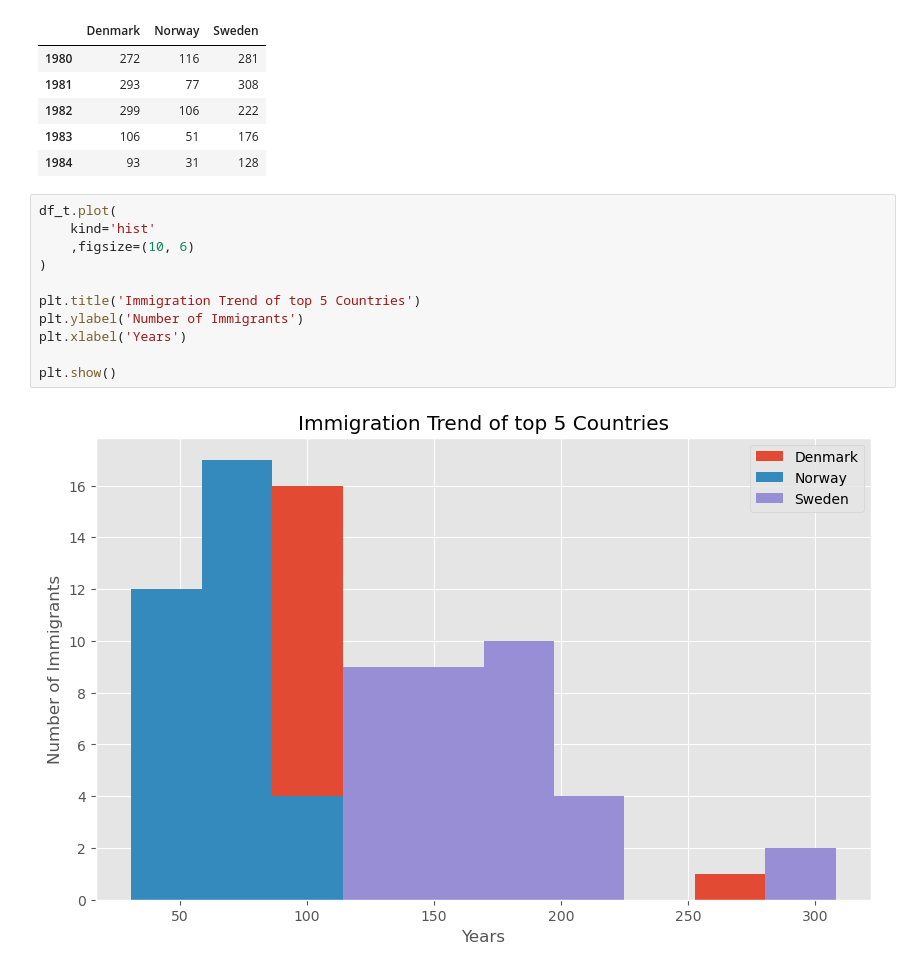
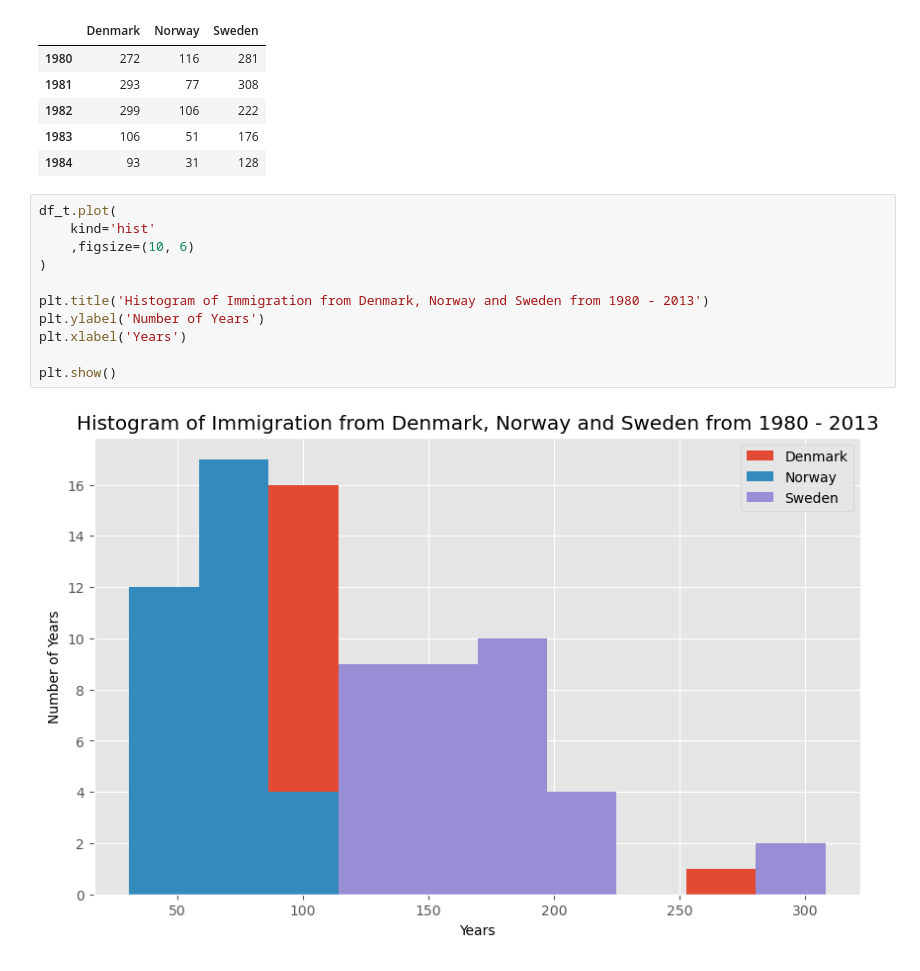
Before and after one commit to kopiadjie/Hacktiv8, a Jupyter notebook: Code/sesi7/sesi7.ipynb, the cells around one changed output. Saved outputs shown, nothing was run; the diff lists cells and outputs as text.

```diff
--- a/Code/sesi7/sesi7.ipynb
+++ b/Code/sesi7/sesi7.ipynb
@@ -706,16 +707,16 @@ df_t.head()
 # %%
 df_t.plot(
     kind='hist'
     ,figsize=(10, 6)
 )
 
-plt.title('Immigration Trend of top 5 Countries')
-plt.ylabel('Number of Immigrants')
+plt.title('Histogram of Immigration from Denmark, Norway and Sweden from 1980 - 2013')
+plt.ylabel('Number of Years')
 plt.xlabel('Years')
 
 plt.show()
 # %% [output]
-[figure, old version]
+[figure, new version]
 # %%
 count , bin_edges = np.histogram(df_t, 15)
 df_t.plot(
```
Also changed, not shown: parts of 56 cells of this notebook, 4 other files.
